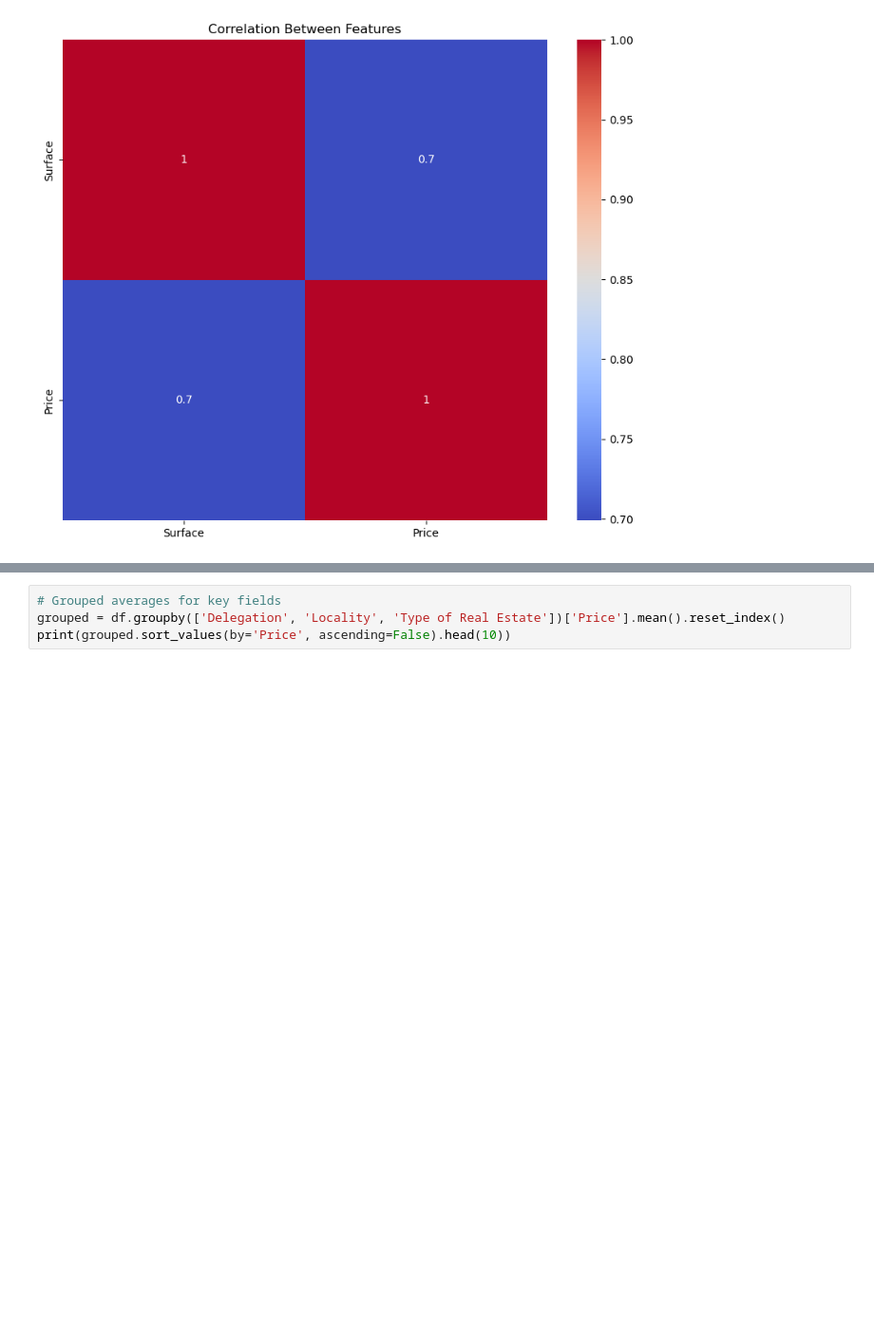
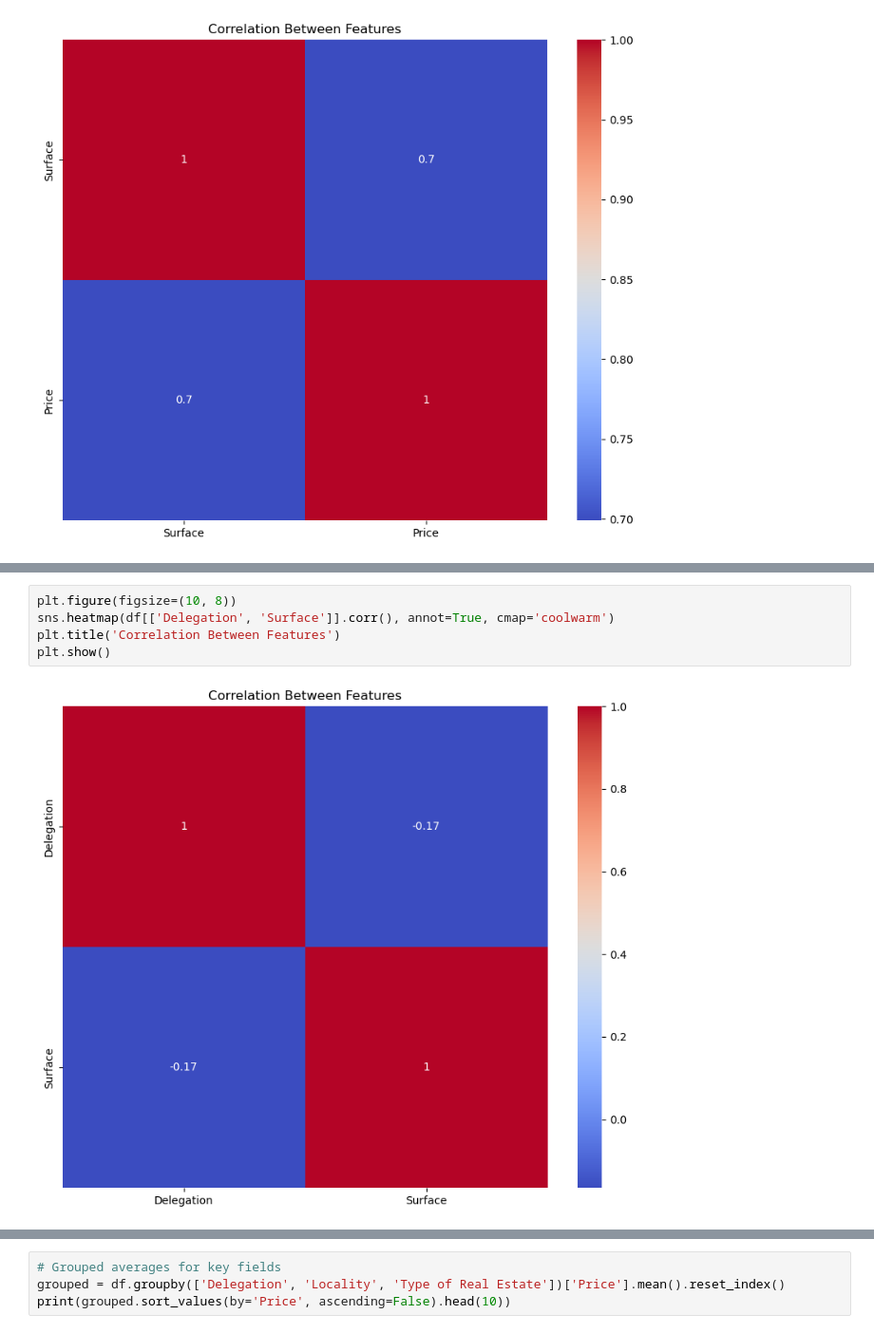
Before and after one commit to anasneji2002/Housing_pricing, a Jupyter notebook: notebooks/visualization/tunisia-real-estate.ipynb, the cells around one changed output, grey strips where cells are left out. Shown at 95% size. Saved outputs shown, nothing was run; the diff lists cells and outputs as text; blank space fills up the shorter version.

```diff
--- a/notebooks/visualization/tunisia-real-estate.ipynb
+++ b/notebooks/visualization/tunisia-real-estate.ipynb
@@ -155,0 +163,7 @@ plt.show()
+# %%
+plt.figure(figsize=(10, 8))
+sns.heatmap(df[['Delegation', 'Surface']].corr(), annot=True, cmap='coolwarm')
+plt.title('Correlation Between Features')
+plt.show()
+# %% [output]
+[figure, added]
```
Also changed, not shown: parts of 2 cells of this notebook, 1 other file.
